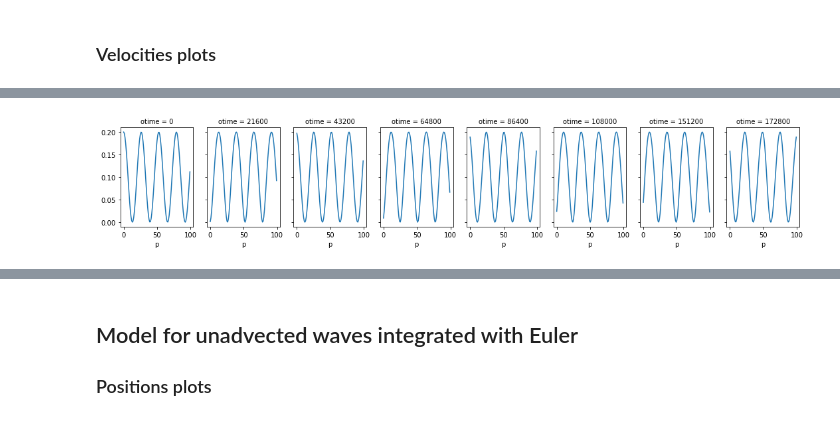
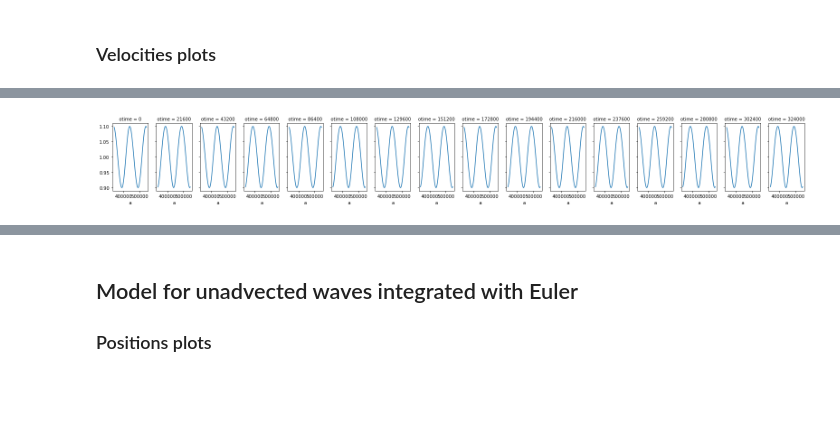
Before and after one commit to margot-demol/stage-m1, a Jupyter notebook: simple_integration.ipynb, the cells around one changed output, grey strips where cells are left out. Saved outputs shown, nothing was run; the diff lists cells and outputs as text; code cells hidden in the pictures; blank space fills up the shorter version.

```diff
--- a/simple_integration.ipynb
+++ b/simple_integration.ipynb
@@ -139,11 +140,11 @@ profile
 # %%
 #CREATE SET UP
 in_ds_advect = xs.create_setup(model=advect_model,
-                        clocks={'time': np.linspace(0,48*3600, 201),
-                                'otime': [0, 21600,43200,64800,86400, 108000,151200,172800 ]},
+                        clocks={'time': np.arange(0,86400*4, 3600),# hour by hour for four days
+                                'otime': list(np.arange(0, 86400*4, 3600))},
                         master_clock='time',
                         input_vars={'init': {'mini': 0., 'maxi': 200000., 'N':100},#INITIALISATION
-                                    'velocity': {'um': 0.1, 'uw': 0.5, 'w':1.4*10**(-4), 'k':6.10**(-5)},
+                                    'velocity': {'um': 1, 'uw': 0.1, 'w':1.454441043*10**(-4), 'k':6.2831*10**(-5)},
                                     },
                         output_vars={'profile__p' : 'otime','profile__v' : 'otime'})
 # %%
@@ -185,7 +186,12 @@ Data variables:
 # %% [markdown]
 ### Positions plots
 # %%
-p = out_ds_advect.profile__p
-v = out_ds_advect.profile__v
-p.plot(col="otime", marker=".", markersize=1, figsize=(15,3));
+i=0
+j=96
+step=6
+
+
+_p = out_ds_advect.profile__p
+_v = out_ds_advect.profile__v
+_p.isel(otime=np.arange(i,j,step), drop=True).plot(col="otime", marker=".", markersize=1, figsize=(22,3));
 # %% [output]
@@ -205,5 +208,6 @@ _ = p.sel(p=[0, 1., 2.], method='nearest').plot.line(x='otime')
 # %%
-p0 = p.isel(otime=0, drop=True)
-adv= p-p0
-adv.plot(col="otime", marker=".", markersize=1, figsize=(15,3));
+_p0 = _p.isel(otime=0, drop=True)
+out_ds_advect['advancement'] = _p-_p0
+adv=out_ds_advect.advancement
+adv.isel(otime=np.arange(i,j,step), drop=True).plot(col="otime", marker=".", markersize=1, figsize=(27,5));
 # %% [output]
@@ -235,6 +243,4 @@ _ds = out_ds_advect
 v_a = analytical_velocity_advected(_ds.otime, _ds.profile__p, _ds.velocity__um, _ds.velocity__uw, _ds.velocity__w, _ds.velocity__k)
-# %%
-v_a=v_a.assign_coords(p=np.arange(0,100))
 # %%
 v_a.coords
 # %% [output]
@@ -270,4 +272,4 @@ Coordinates:
 # %%
-v_a.plot(col="otime", figsize=(15,3));
+v_a.isel(otime=np.arange(i,j,step), drop=True).plot(col="otime", figsize=(22,3));
 # %% [output]
-[figure, old version]
+[figure, new version]
```
Also changed, not shown: parts of 31 cells of this notebook.
